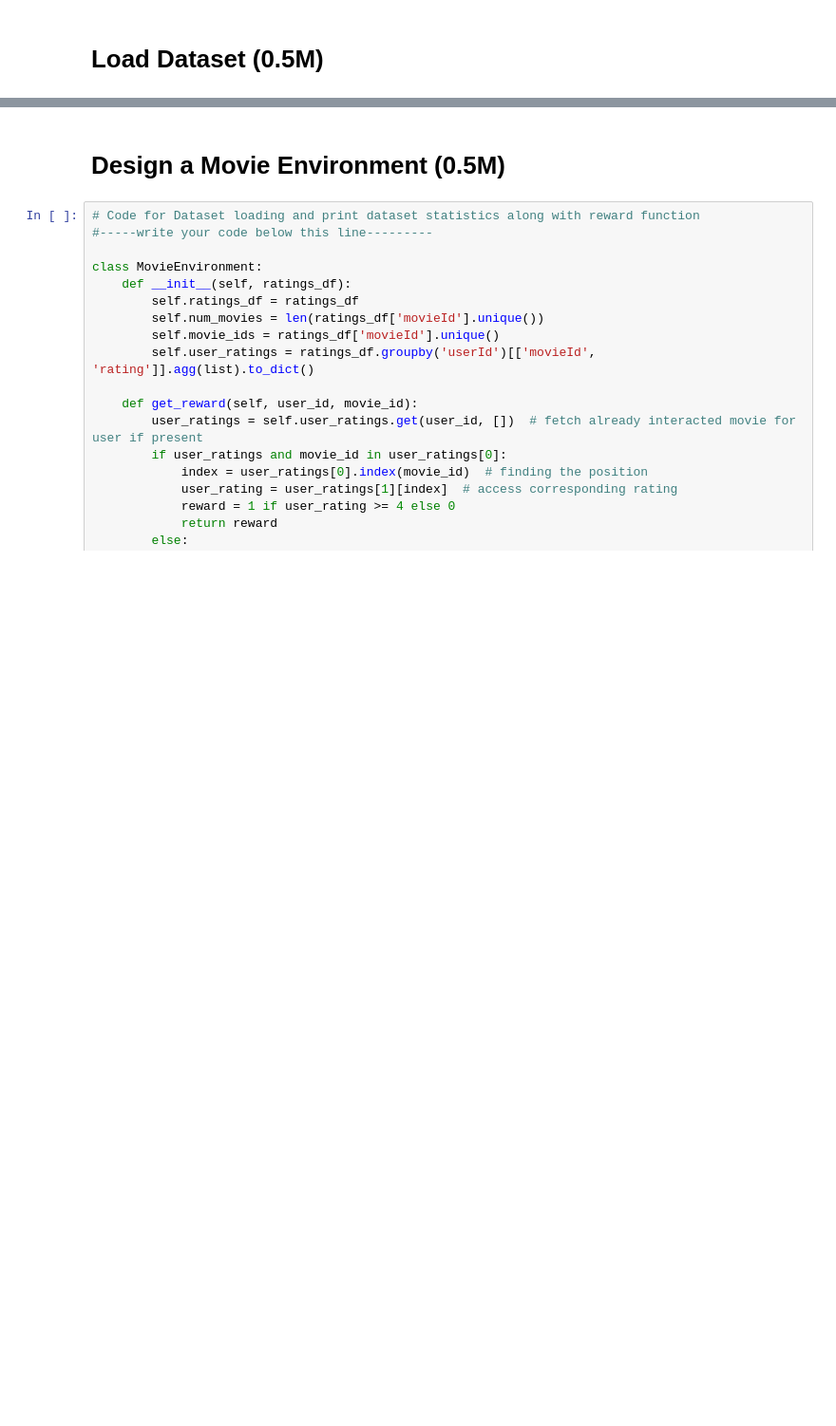
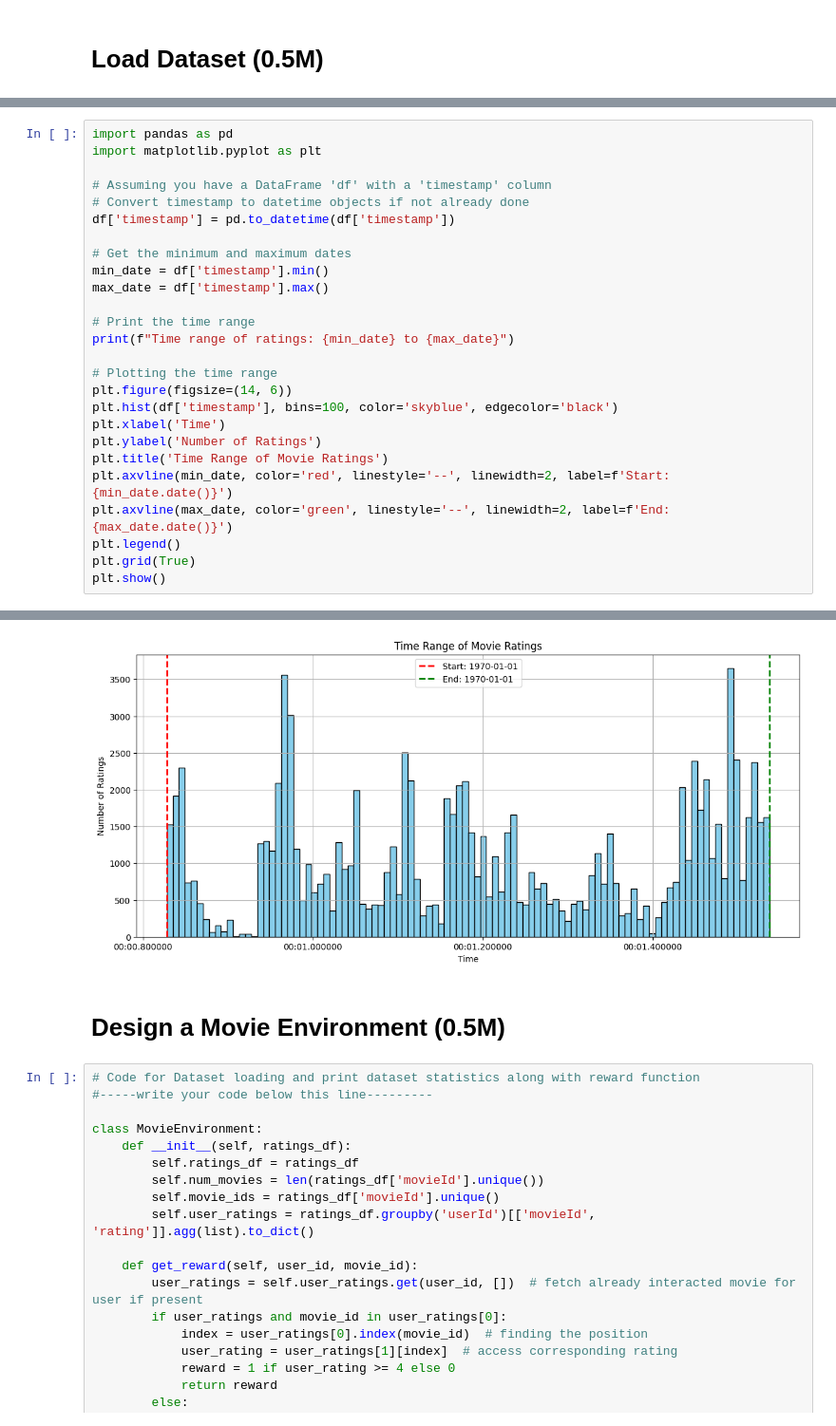
Before and after one commit to diliprc96/Multi_armed_Bandit, a Jupyter notebook: MAB_Assignment_1.ipynb, the cells around one changed output, grey strips where cells are left out. Shown at 95% size. Saved outputs shown, nothing was run; the diff lists cells and outputs as text; blank space fills up the shorter version.

```diff
--- a/MAB_Assignment_1.ipynb
+++ b/MAB_Assignment_1.ipynb
@@ -99,0 +193,27 @@ print(type(df))
+# %%
+import pandas as pd
+import matplotlib.pyplot as plt
+
+# Assuming you have a DataFrame 'df' with a 'timestamp' column
+# Convert timestamp to datetime objects if not already done
+df['timestamp'] = pd.to_datetime(df['timestamp'])
+
+# Get the minimum and maximum dates
+min_date = df['timestamp'].min()
+max_date = df['timestamp'].max()
+
+# Print the time range
+print(f"Time range of ratings: {min_date} to {max_date}")
+
+# Plotting the time range
+plt.figure(figsize=(14, 6))
+plt.hist(df['timestamp'], bins=100, color='skyblue', edgecolor='black')
+plt.xlabel('Time')
+plt.ylabel('Number of Ratings')
+plt.title('Time Range of Movie Ratings')
+plt.axvline(min_date, color='red', linestyle='--', linewidth=2, label=f'Start: {min_date.date()}')
+plt.axvline(max_date, color='green', linestyle='--', linewidth=2, label=f'End: {max_date.date()}')
+plt.legend()
+plt.grid(True)
+plt.show()
+# %% [output]
@@ -100,3 +221,4 @@ print(type(df))
+[figure, added]
 # %% [markdown]
 # Design a Movie Environment (0.5M)
 # %%
```
Also changed, not shown: parts of 7 cells of this notebook.
